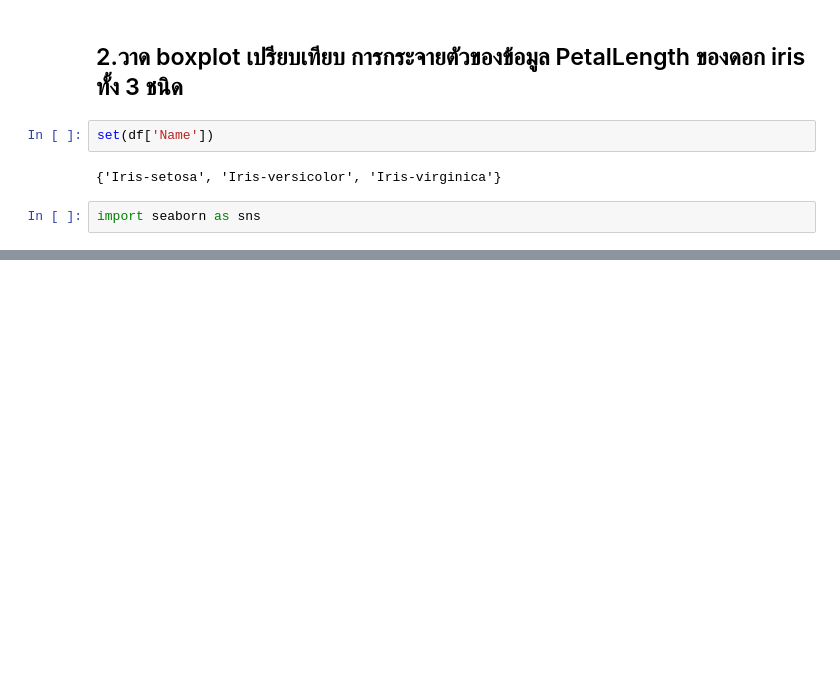
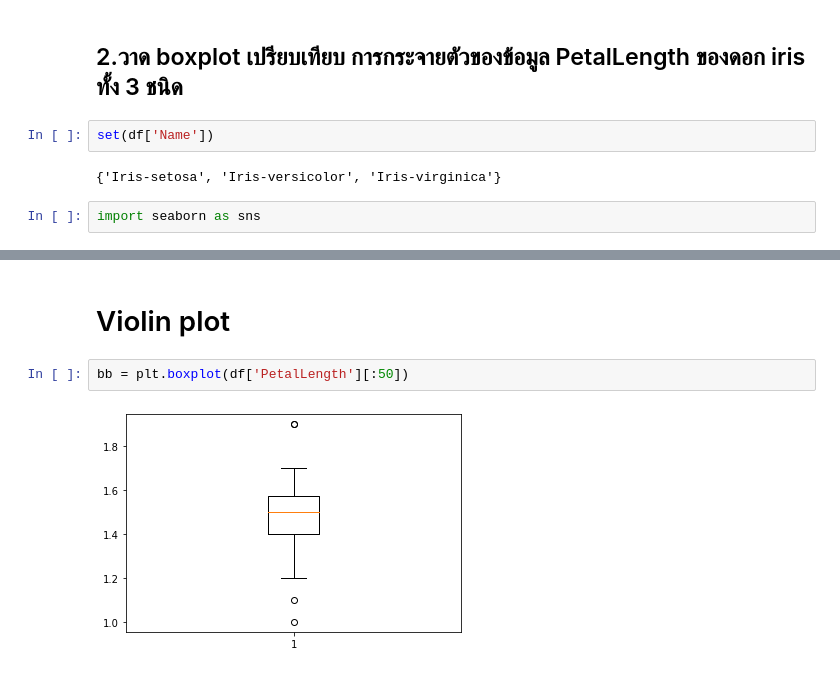
Before and after one commit to suwitchaya17/data_viz_2022, a Jupyter notebook: DataViz02_Data_Distribution.ipynb, the cells around one changed output, grey strips where cells are left out. Drawn from its saved outputs; the diff is of its cells as text; blank space fills up the shorter version.

```diff
--- a/DataViz02_Data_Distribution.ipynb
+++ b/DataViz02_Data_Distribution.ipynb
@@ -366,0 +425,6 @@ plt.title('Distribution of petal length by species');
+# %% [markdown]
+# Violin plot
+# %%
+bb = plt.boxplot(df['PetalLength'][:50])
+# %% [output]
+[figure, added]
```
Also changed, not shown: parts of 18 cells of this notebook.
